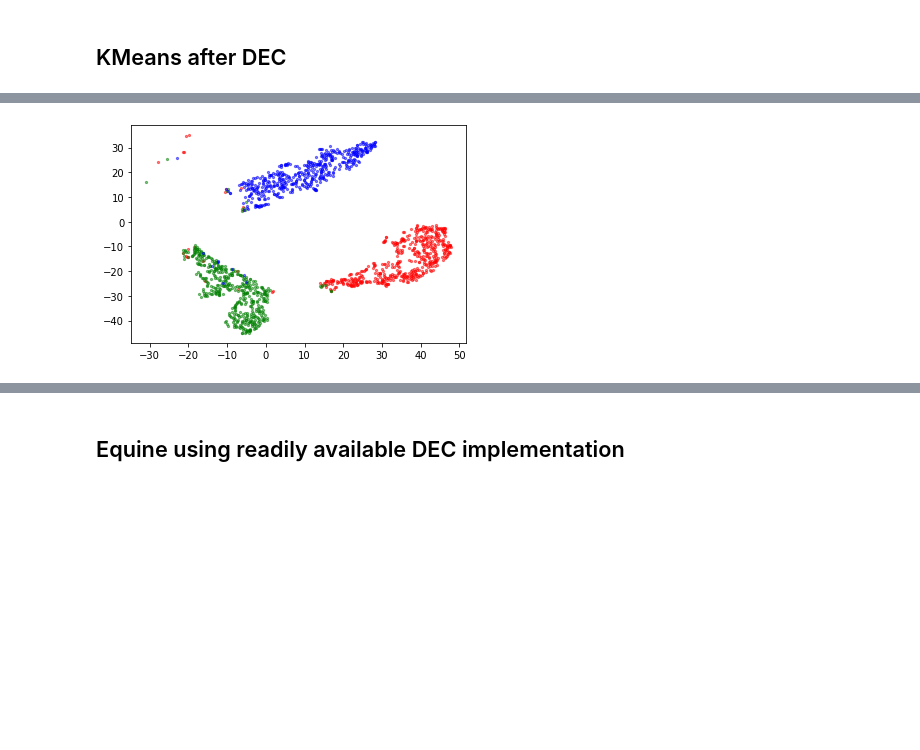
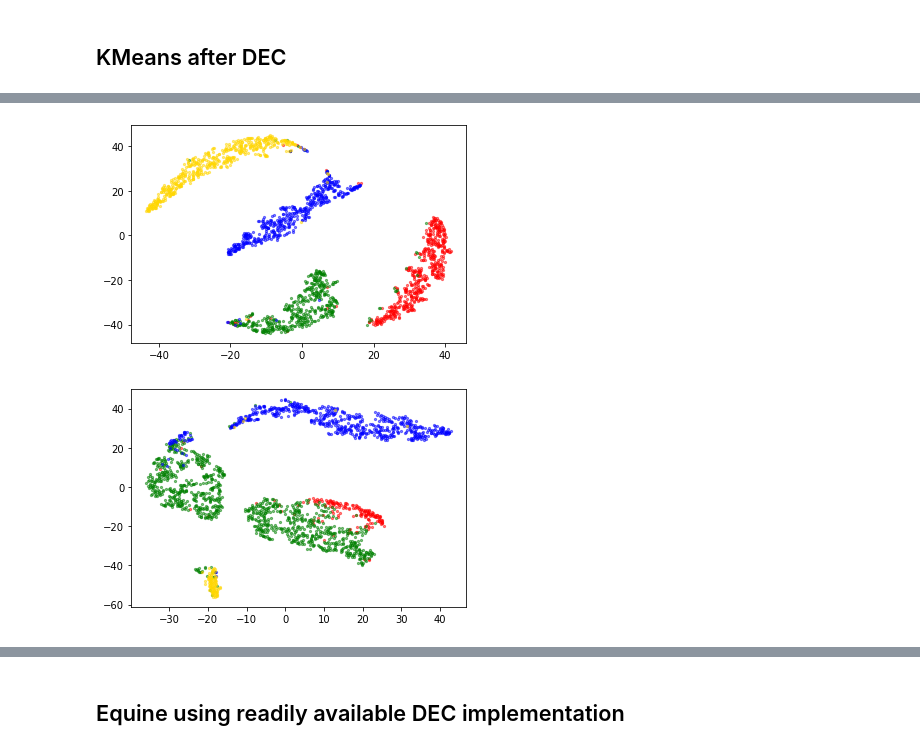
Before and after one commit to timodw/time_series_preprocessing, a Jupyter notebook: preprocessing.ipynb, the cells around one changed output, grey strips where cells are left out. Drawn from its saved outputs; the diff is of its cells as text; code cells hidden in the pictures; blank space fills up the shorter version.

```diff
--- a/preprocessing.ipynb
+++ b/preprocessing.ipynb
@@ -1117,12 +1124,21 @@ DEC(
 # %%
 X_enc = TSNE(perplexity=50, random_state=45).fit_transform(dense_encoder(torch.from_numpy(X_train[:2000]).to(device).to(torch.float32)).detach().cpu().numpy())
 
-colors = ['r', 'g', 'b']
-for label in range(3):
+colors = ['r', 'g', 'b', 'gold']
+for label in range(4):
     plt.scatter(X_enc[y_train[:2000] == label, 0], X_enc[y_train[:2000] == label, 1], color=colors[label], s=5, alpha=.5)
 plt.show()
 # %% [output]
-[figure, old version]
+[figure, new version]
+# %%
+X_enc = TSNE(perplexity=50, random_state=45).fit_transform(dense_encoder(torch.from_numpy(X_val[:2000]).to(device).to(torch.float32)).detach().cpu().numpy())
+
+colors = ['r', 'g', 'b', 'gold']
+for label in range(4):
+    plt.scatter(X_enc[y_val[:2000] == label, 0], X_enc[y_val[:2000] == label, 1], color=colors[label], s=5, alpha=.5)
+plt.show()
+# %% [output]
+[figure, added]
 # %%
 y_train_pred = dec_model(torch.from_numpy(X_train).to(torch.float32).to(device)).detach().cpu().numpy()
 y_val_pred = dec_model(torch.from_numpy(X_val).to(torch.float32).to(device)).detach().cpu().numpy()
```
Also changed, not shown: parts of 9 cells of this notebook.
